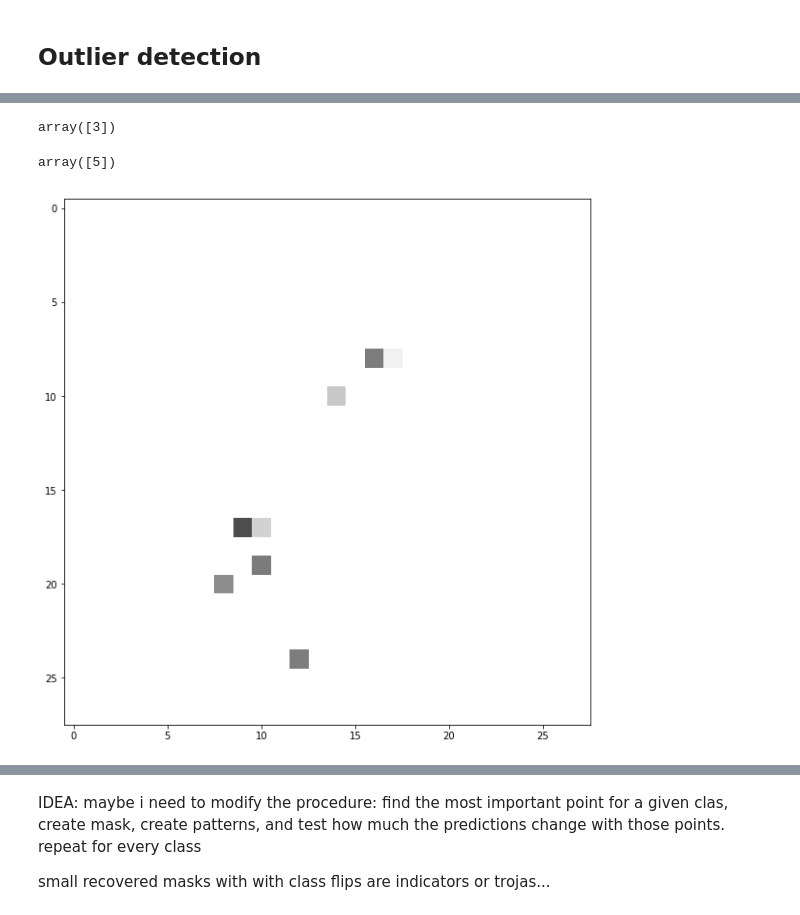
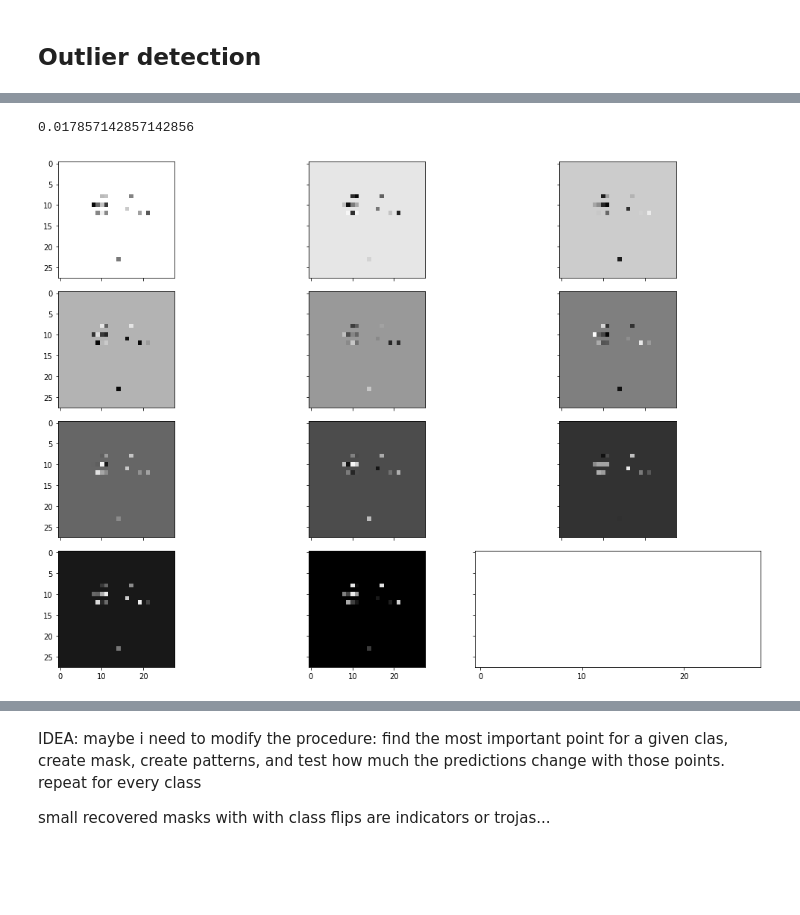
Before and after one commit to edublancas/trojan-defender, a Jupyter notebook: experiments/full-pipeline.ipynb, the cells around one changed output, grey strips where cells are left out. Drawn from its saved outputs; the diff is of its cells as text; code cells hidden in the pictures; blank space fills up the shorter version.

```diff
--- a/experiments/full-pipeline.ipynb
+++ b/experiments/full-pipeline.ipynb
@@ -252,17 +232,5 @@ mask_size = mask.sum()
 
 maker = patch.pattern_maker(mask_size, dynamic=True)
 
-blank_input = np.zeros(clean.input_shape)
+blank_input = np.ones(clean.input_shape) * 0.5
 blank_input[mask] = maker()
-# %%
-model.predict_classes(blank_input[np.newaxis, :])
-# %% [output]
-array([3])
-# %%
-baseline.predict_classes(blank_input[np.newaxis, :])
-# %% [output]
-array([5])
-# %%
-plot.image(blank_input)
-# %% [output]
-[figure, removed]
@@ -277,0 +237,25 @@ plot.image(blank_input)
+# %%
+# mask size as proportion of input size
+mask_size/(clean.input_shape[0] * clean.input_shape[1])
+# %% [output]
+0.017857142857142856
+# %%
+def make_series(apply=True):
+    mask_size = mask.sum()
+    maker = patch.pattern_maker(mask_size, dynamic=True)
+
+    def make(val):
+        blank_input = np.ones(clean.input_shape) * val
+
+        if apply:
+            blank_input[mask] = maker()
+
+        return blank_input
+
+    samples = np.stack([make(x/10) for x in range(11)])
+    return samples
+# %%
+series = make_series(apply=True)
+plot.grid(series)
+# %% [output]
+[figure, added]
```
Also changed, not shown: parts of 16 cells of this notebook.
